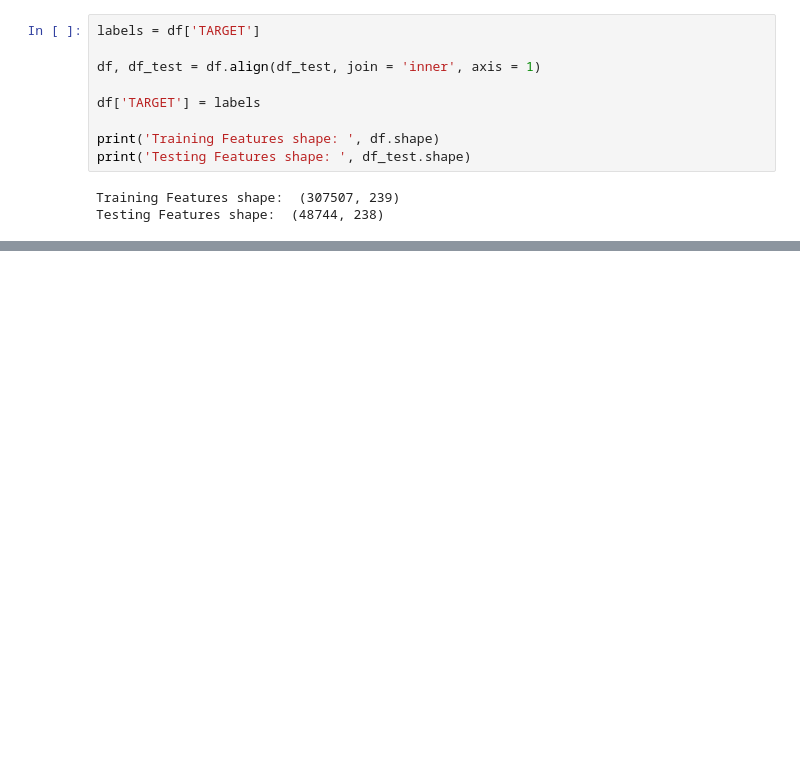
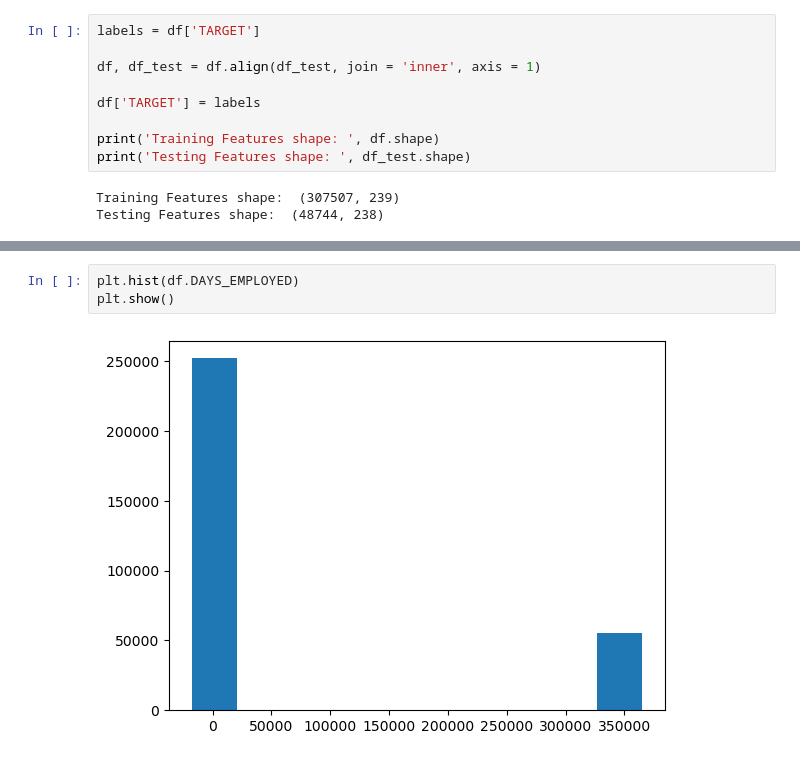
Before and after one commit to yuvraj619/Home_Credit_Default_Risk, a Jupyter notebook: home_credit_default_risk.ipynb, the cells around one changed output, grey strips where cells are left out. Cells and saved outputs as stored; diff of their text form; blank space fills up the shorter version.

```diff
--- a/home_credit_default_risk.ipynb
+++ b/home_credit_default_risk.ipynb
@@ -235,0 +260,5 @@ Testing Features shape:  (48744, 238)
+# %%
+plt.hist(df.DAYS_EMPLOYED)
+plt.show()
+# %% [output]
+[figure, added]
```
Also changed, not shown: parts of 14 cells of this notebook.
